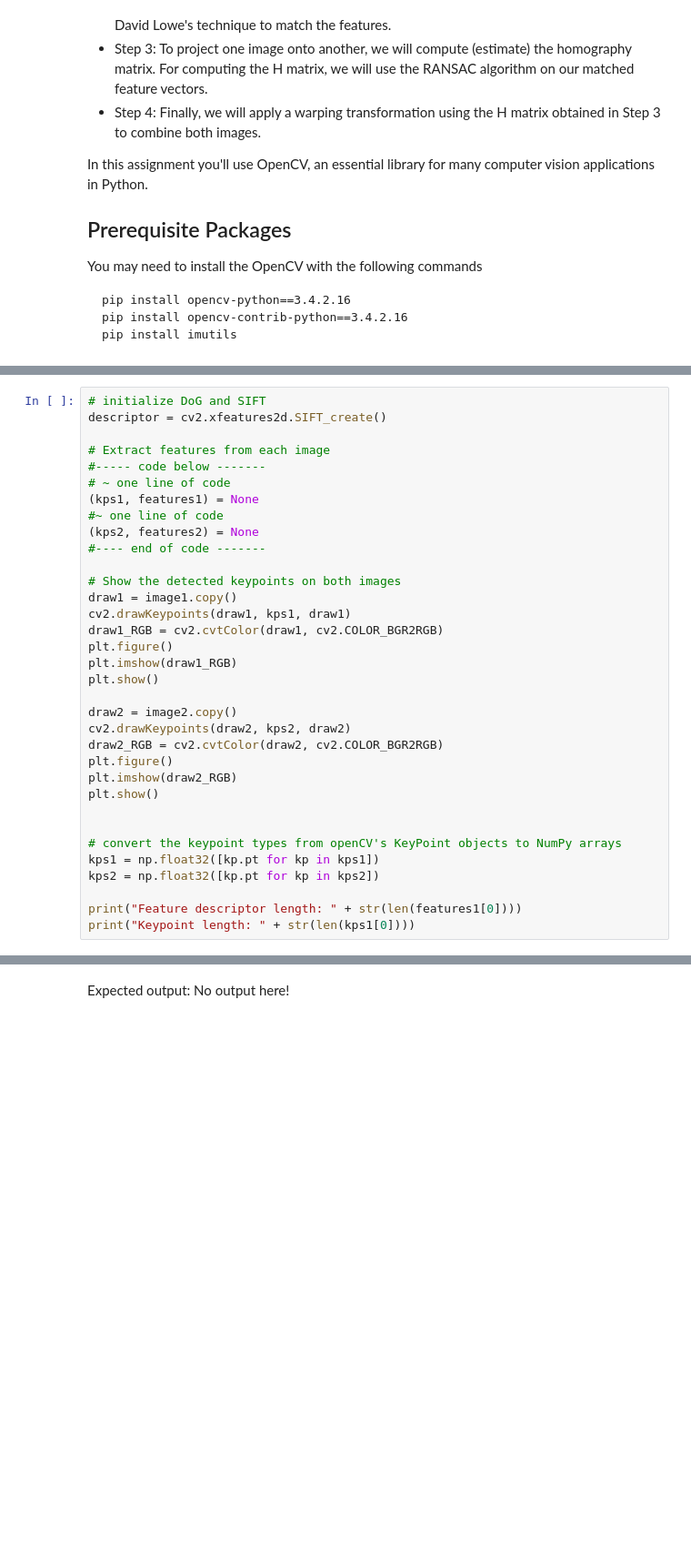
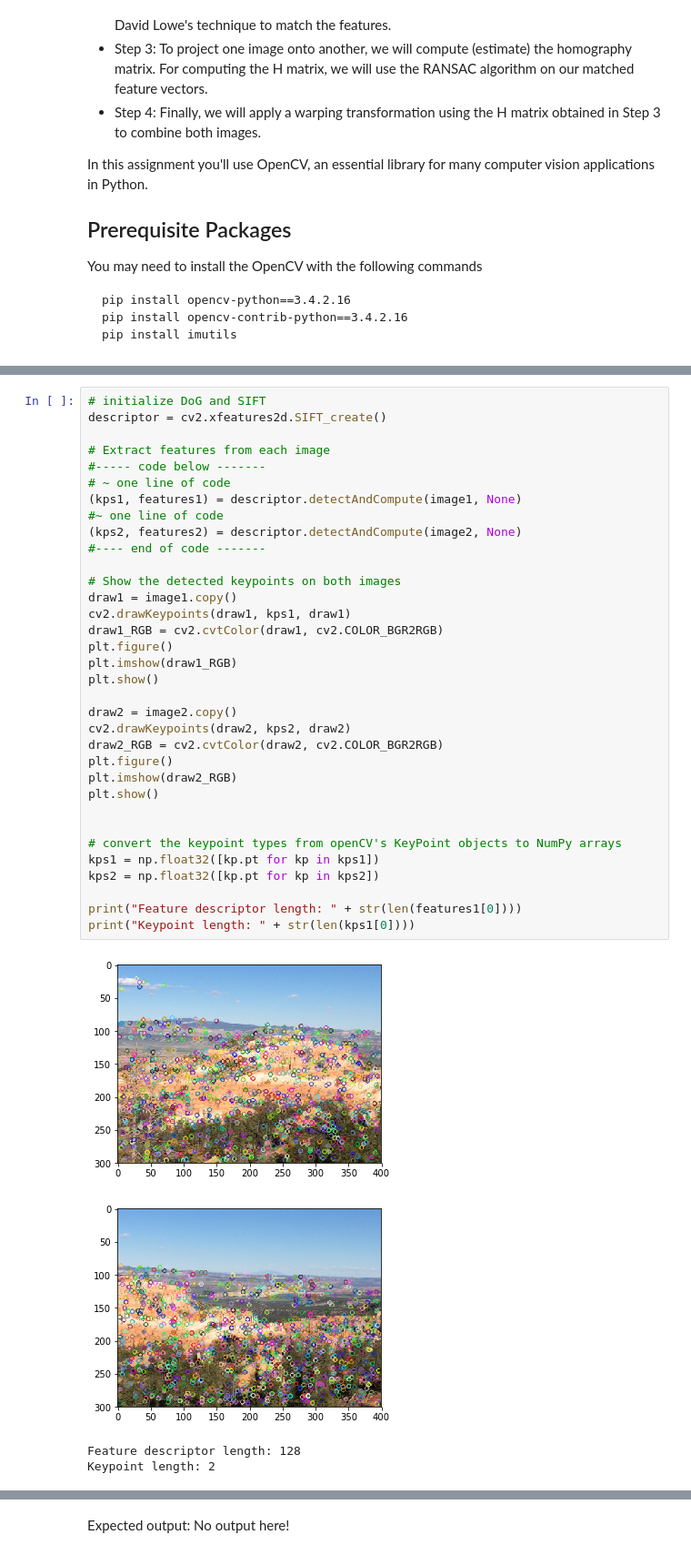
Before and after one commit to prashanth41/CV-FALL-2018, a Jupyter notebook: Assignment 5/SIFTPanoramicImageStitching.ipynb, the cells around one changed output, grey strips where cells are left out. Shown at 91% size. Drawn from its saved outputs; the diff is of its cells as text; blank space fills up the shorter version.

```diff
--- a/Assignment 5/SIFTPanoramicImageStitching.ipynb
+++ b/Assignment 5/SIFTPanoramicImageStitching.ipynb
@@ -115,35 +126,40 @@ We will use the following functions that come under openCV in this exercise:
 descriptor = cv2.xfeatures2d.SIFT_create()
 
 # Extract features from each image
 #----- code below -------
 # ~ one line of code
-(kps1, features1) = None
+(kps1, features1) = descriptor.detectAndCompute(image1, None)
 #~ one line of code
-(kps2, features2) = None
+(kps2, features2) = descriptor.detectAndCompute(image2, None)
 #---- end of code -------
 
 # Show the detected keypoints on both images
 draw1 = image1.copy()
 cv2.drawKeypoints(draw1, kps1, draw1)
 draw1_RGB = cv2.cvtColor(draw1, cv2.COLOR_BGR2RGB)
 plt.figure()
 plt.imshow(draw1_RGB)
 plt.show()
 
 draw2 = image2.copy()
 cv2.drawKeypoints(draw2, kps2, draw2)
 draw2_RGB = cv2.cvtColor(draw2, cv2.COLOR_BGR2RGB)
 plt.figure()
 plt.imshow(draw2_RGB)
 plt.show()
 
 
 # convert the keypoint types from openCV's KeyPoint objects to NumPy arrays
 kps1 = np.float32([kp.pt for kp in kps1])
 kps2 = np.float32([kp.pt for kp in kps2])
 
 print("Feature descriptor length: " + str(len(features1[0])))
 print("Keypoint length: " + str(len(kps1[0])))
+# %% [output]
+[figure, added]
+[figure, added]
+Feature descriptor length: 128
+Keypoint length: 2
 # %% [markdown]
 **Expected ouput:**
 
```
Also changed, not shown: parts of 6 cells of this notebook.
